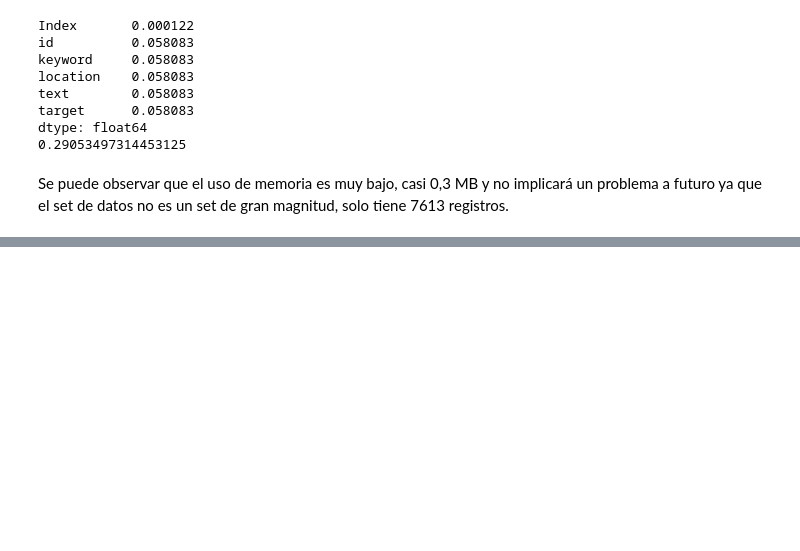
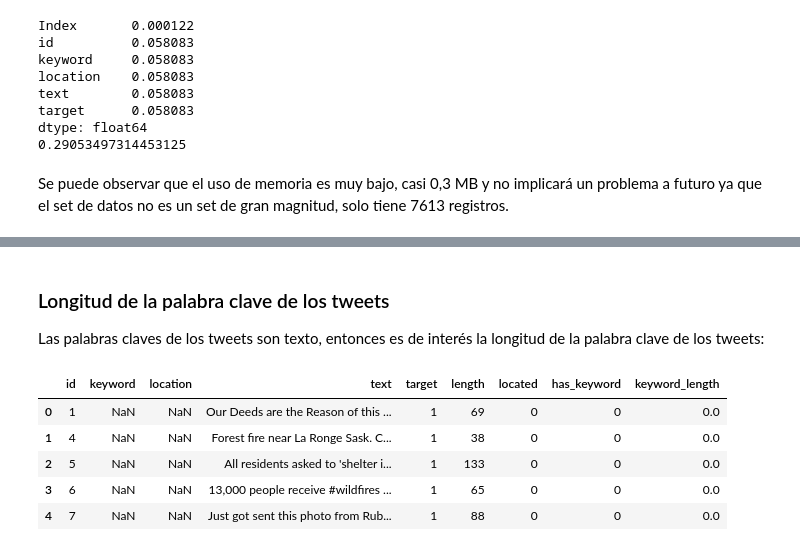
Before and after one commit to GastonMontes/1ro-2020-7506-TP1, a Jupyter notebook: Estructura del set de datos.ipynb, the cells around one changed output, grey strips where cells are left out. Cells and saved outputs as stored; diff of their text form; code cells hidden in the pictures; blank space fills up the shorter version.

Commit message:
Gaston - Agrego una nueva sección sobre las columnas nuevas que vamos a agregar al dataframe.

```diff
--- a/Estructura del set de datos.ipynb
+++ b/Estructura del set de datos.ipynb
@@ -267,0 +274,3 @@ Se puede observar que el uso de memoria es muy bajo, casi 0,3 MB y no implicará
+# %%
+tweets['length'] = tweets['text'].str.len()
+tweets.head()
@@ -267,0 +289,3 @@ Se puede observar que el uso de memoria es muy bajo, casi 0,3 MB y no implicará
+# %%
+tweets['located'] = tweets['location'].notnull().astype(int)
+tweets.head()
@@ -267,0 +303,3 @@ Se puede observar que el uso de memoria es muy bajo, casi 0,3 MB y no implicará
+# %%
+tweets['has_keyword'] = tweets['keyword'].notnull().astype(int)
+tweets.head()
@@ -267,0 +313,14 @@ Se puede observar que el uso de memoria es muy bajo, casi 0,3 MB y no implicará
+# %% [markdown]
+### Longitud de la palabra clave de los tweets
+Las palabras claves de los tweets son texto, entonces es de interés la longitud de la palabra clave de los tweets:
+# %%
+tweets['keyword_length'] = tweets['keyword'].str.len()
+tweets['keyword_length'].fillna(0, inplace=True)
+tweets.head()
+# %% [output]
+|  | id | keyword | location | text | target | length | located | has_keyword | keyword_length |
+| 0 | 1 | NaN | NaN | Our Deeds are the Reason of this ... | 1 | 69 | 0 | 0 | 0.0 |
+| 1 | 4 | NaN | NaN | Forest fire near La Ronge Sask. C... | 1 | 38 | 0 | 0 | 0.0 |
+| 2 | 5 | NaN | NaN | All residents asked to 'shelter i... | 1 | 133 | 0 | 0 | 0.0 |
+| 3 | 6 | NaN | NaN | 13,000 people receive #wildfires ... | 1 | 65 | 0 | 0 | 0.0 |
+| 4 | 7 | NaN | NaN | Just got sent this photo from Rub... | 1 | 88 | 0 | 0 | 0.0 |
```
Also changed, not shown: parts of 10 cells of this notebook.
